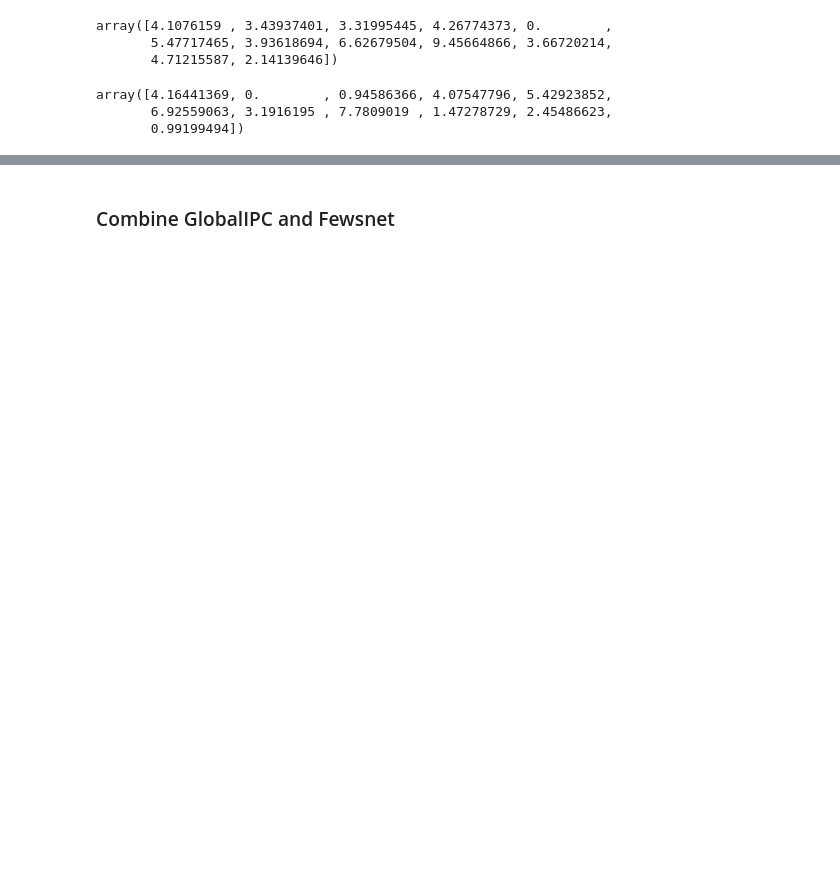
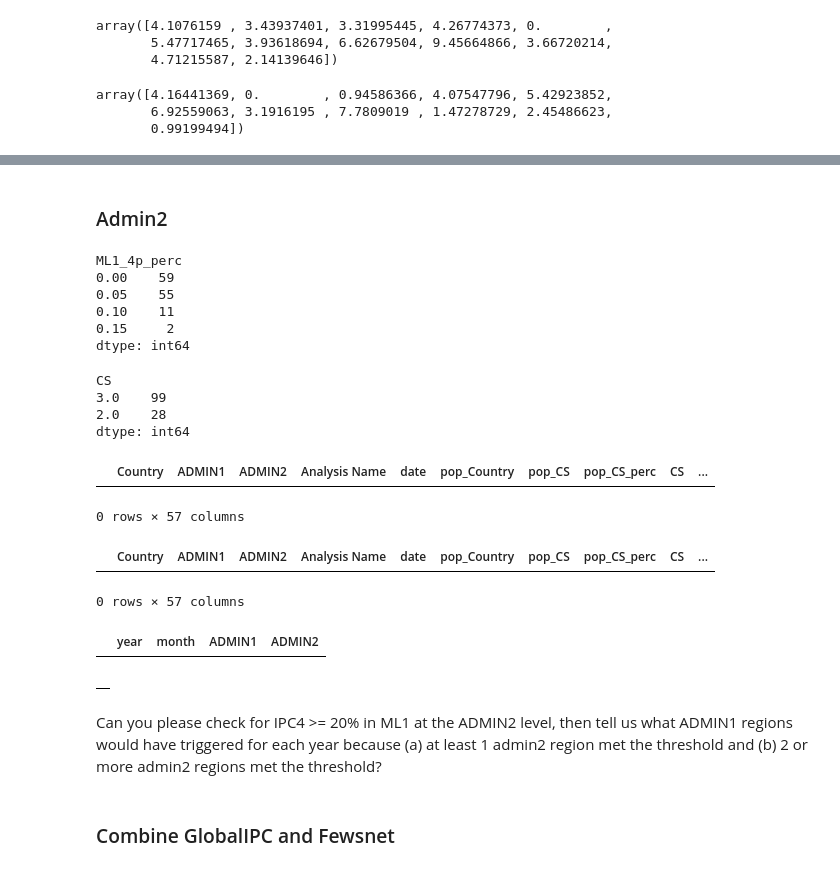
Before and after one commit to OCHA-DAP/pa-aa-food-insecurity, a Jupyter notebook: ethiopia/GlobalIPC.ipynb, the cells around one changed output, grey strips where cells are left out. Drawn from its saved outputs; the diff is of its cells as text; code cells hidden in the pictures; blank space fills up the shorter version.

```diff
--- a/ethiopia/GlobalIPC.ipynb
+++ b/ethiopia/GlobalIPC.ipynb
@@ -190 +275,3 @@ Index(['ADM1_EN', 'date', 'Country Population', 'pop_CS', 'CS_1', 'CS_1_perc',
       dtype='object')
+# %% [markdown]
+### Admin2
@@ -190,0 +280,27 @@ Index(['ADM1_EN', 'date', 'Country Population', 'pop_CS', 'CS_1', 'CS_1_perc',
+# %%
+df_adt["date"]=pd.to_datetime(df_adt["date"],format="%b %Y")
+# %%
+df_adt['year'] = df_adt['date'].dt.year
+df_adt['month'] = df_adt['date'].dt.month
+# %%
+#only keep the rows related to admin2
+df_adt=df_adt[df_adt.ADMIN2.notnull()]
+# %%
+df_adt["ML1_4p_perc"]=df_adt.ML1_4_perc+df_adt.ML1_5_perc
+# %%
+df_adt.value_counts("ML1_4p_perc")
+# %% [output]
+ML1_4p_perc
+0.00    59
+0.05    55
+0.10    11
+0.15     2
+dtype: int64
+# %%
+#not ever been or forecasted to be IPC 5
+df_adt.value_counts("CS")
+# %% [output]
+CS
+3.0    99
+2.0    28
+dtype: int64
@@ -190,0 +309,10 @@ Index(['ADM1_EN', 'date', 'Country Population', 'pop_CS', 'CS_1', 'CS_1_perc',
+# %%
+df_adt[df_adt.ML1_4p_perc>=0.20]
+# %% [output]
+|  | Country | ADMIN1 | ADMIN2 | Analysis Name | date | pop_Country | pop_CS | pop_CS_perc | CS | ... |
+0 rows × 57 columns
+# %%
+df_adtp
+# %% [output]
+|  | Country | ADMIN1 | ADMIN2 | Analysis Name | date | pop_Country | pop_CS | pop_CS_perc | CS | ... |
+0 rows × 57 columns
@@ -190,0 +321,4 @@ Index(['ADM1_EN', 'date', 'Country Population', 'pop_CS', 'CS_1', 'CS_1_perc',
+# %%
+df_adtps
+# %% [output]
+|  | year | month | ADMIN1 | ADMIN2 |
@@ -190,0 +327,6 @@ Index(['ADM1_EN', 'date', 'Country Population', 'pop_CS', 'CS_1', 'CS_1_perc',
+# %%
+df_g
+# %% [output]
+|  |
+# %% [markdown]
+Can you please check for IPC4 >= 20% in ML1 at the ADMIN2 level, then tell us what ADMIN1 regions would have triggered for each year because (a)  at least 1 admin2 region met the threshold and (b) 2 or more admin2 regions met the threshold?
```
Also changed, not shown: parts of 57 cells of this notebook.
